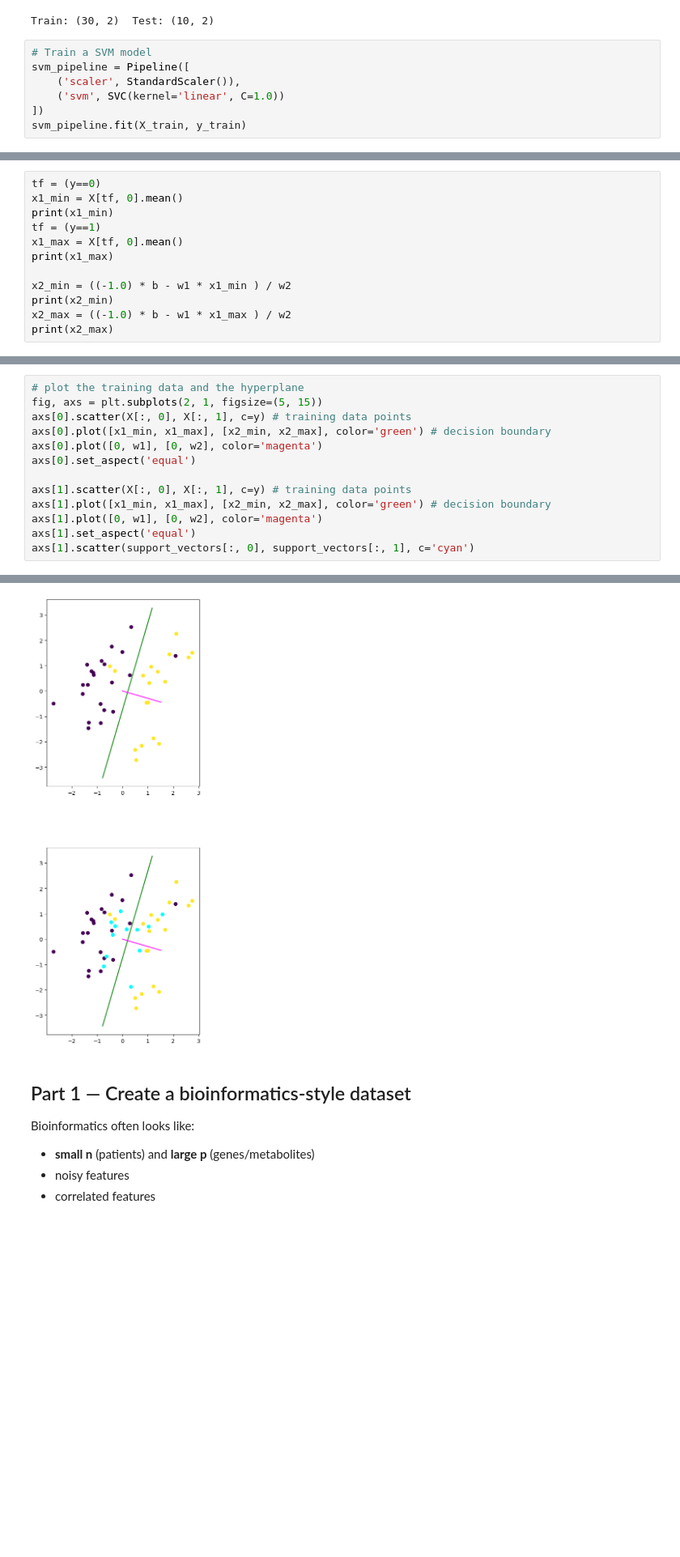
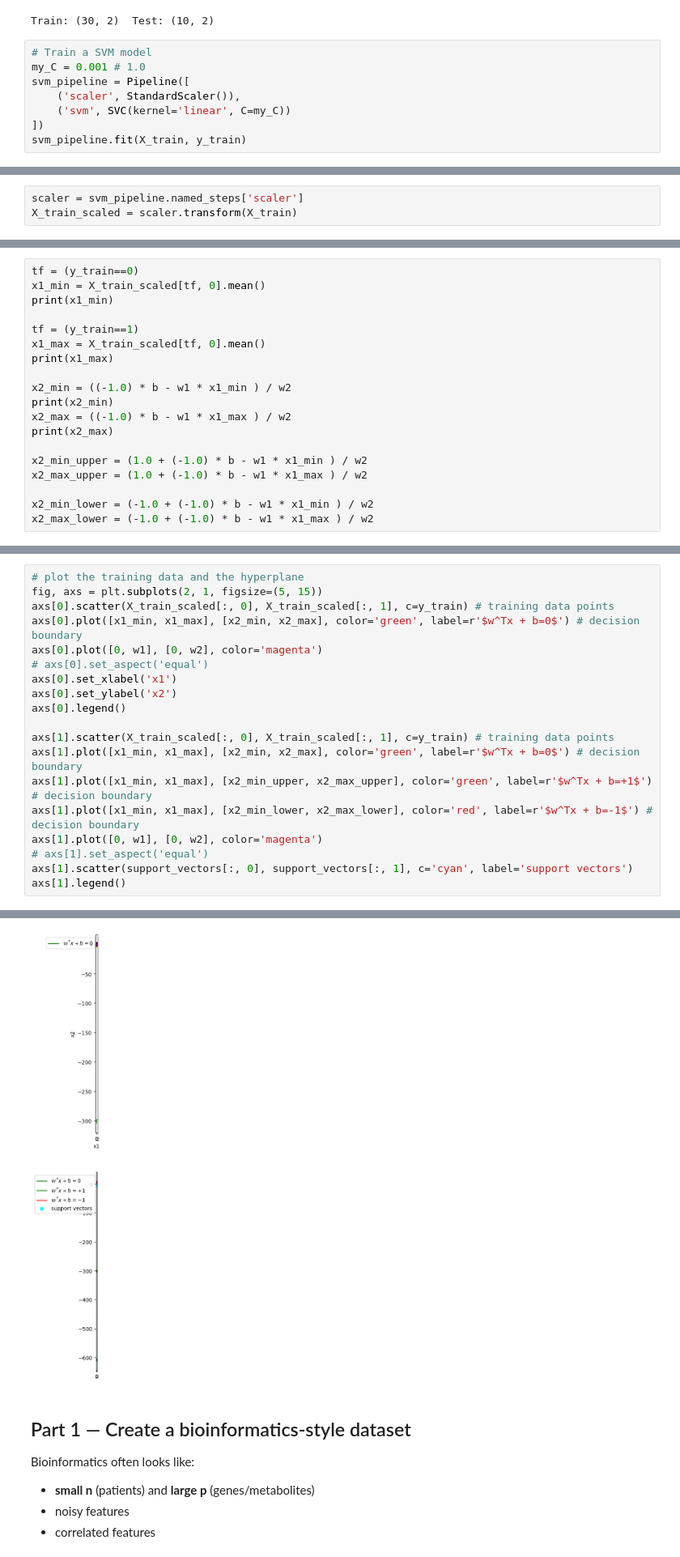
Before and after one commit to duxiuxia-bioinformatics/teach_machine_learning_and_ai, a Jupyter notebook: src/teaching/classification/svm/SVM_Bioinformatics_Lab.ipynb, the cells around one changed output, grey strips where cells are left out. Shown at 81% size. Drawn from its saved outputs; the diff is of its cells as text; blank space fills up the shorter version.

```diff
--- a/src/teaching/classification/svm/SVM_Bioinformatics_Lab.ipynb
+++ b/src/teaching/classification/svm/SVM_Bioinformatics_Lab.ipynb
@@ -90,9 +90,10 @@ print('Train:', X_train.shape, ' Test:', X_test.shape)
 Train: (30, 2)  Test: (10, 2)
 # %%
 # Train a SVM model
+my_C = 0.001 # 1.0
 svm_pipeline = Pipeline([
     ('scaler', StandardScaler()),
-    ('svm', SVC(kernel='linear', C=1.0))
+    ('svm', SVC(kernel='linear', C=my_C))
 ])
 svm_pipeline.fit(X_train, y_train)
 # %% [output]
@@ -154,0 +139,3 @@ print(X[svm_pipeline.named_steps['svm'].support_, :])
+# %%
+scaler = svm_pipeline.named_steps['scaler']
+X_train_scaled = scaler.transform(X_train)
@@ -155,13 +162,20 @@ print(X[svm_pipeline.named_steps['svm'].support_, :])
 # %%
-tf = (y==0)
-x1_min = X[tf, 0].mean()
+tf = (y_train==0)
+x1_min = X_train_scaled[tf, 0].mean()
 print(x1_min)
-tf = (y==1)
-x1_max = X[tf, 0].mean()
+
+tf = (y_train==1)
+x1_max = X_train_scaled[tf, 0].mean()
 print(x1_max)
 
 x2_min = ((-1.0) * b - w1 * x1_min ) / w2
 print(x2_min)
 x2_max = ((-1.0) * b - w1 * x1_max ) / w2
 print(x2_max)
+
+x2_min_upper = (1.0 + (-1.0) * b - w1 * x1_min ) / w2
+x2_max_upper = (1.0 + (-1.0) * b - w1 * x1_max ) / w2
+
+x2_min_lower = (-1.0 + (-1.0) * b - w1 * x1_min ) / w2
+x2_max_lower = (-1.0 + (-1.0) * b - w1 * x1_max ) / w2
 # %% [output]
@@ -172,14 +186,20 @@ print(x2_max)
 # %%
 # plot the training data and the hyperplane
 fig, axs = plt.subplots(2, 1, figsize=(5, 15))
-axs[0].scatter(X[:, 0], X[:, 1], c=y) # training data points
-axs[0].plot([x1_min, x1_max], [x2_min, x2_max], color='green') # decision boundary
+axs[0].scatter(X_train_scaled[:, 0], X_train_scaled[:, 1], c=y_train) # training data points
+axs[0].plot([x1_min, x1_max], [x2_min, x2_max], color='green', label=r'$w^Tx + b=0$') # decision boundary
 axs[0].plot([0, w1], [0, w2], color='magenta')
-axs[0].set_aspect('equal')
+# axs[0].set_aspect('equal')
+axs[0].set_xlabel('x1')
+axs[0].set_ylabel('x2')
+axs[0].legend()
 
-axs[1].scatter(X[:, 0], X[:, 1], c=y) # training data points
-axs[1].plot([x1_min, x1_max], [x2_min, x2_max], color='green') # decision boundary
+axs[1].scatter(X_train_scaled[:, 0], X_train_scaled[:, 1], c=y_train) # training data points
+axs[1].plot([x1_min, x1_max], [x2_min, x2_max], color='green', label=r'$w^Tx + b=0$') # decision boundary
+axs[1].plot([x1_min, x1_max], [x2_min_upper, x2_max_upper], color='green', label=r'$w^Tx + b=+1$') # decision boundary
+axs[1].plot([x1_min, x1_max], [x2_min_lower, x2_max_lower], color='red', label=r'$w^Tx + b=-1$') # decision boundary
 axs[1].plot([0, w1], [0, w2], color='magenta')
-axs[1].set_aspect('equal')
-axs[1].scatter(support_vectors[:, 0], support_vectors[:, 1], c='cyan')
+# axs[1].set_aspect('equal')
+axs[1].scatter(support_vectors[:, 0], support_vectors[:, 1], c='cyan', label='support vectors')
+axs[1].legend()
 # %% [output]
@@ -187,4 +207,4 @@ axs[1].scatter(support_vectors[:, 0], support_vectors[:, 1], c='cyan')
-[figure, old version]
+[figure, new version]
 # %% [markdown]
 ## Part 1 — Create a bioinformatics-style dataset
 Bioinformatics often looks like:
```
Also changed, not shown: parts of 12 cells of this notebook.
